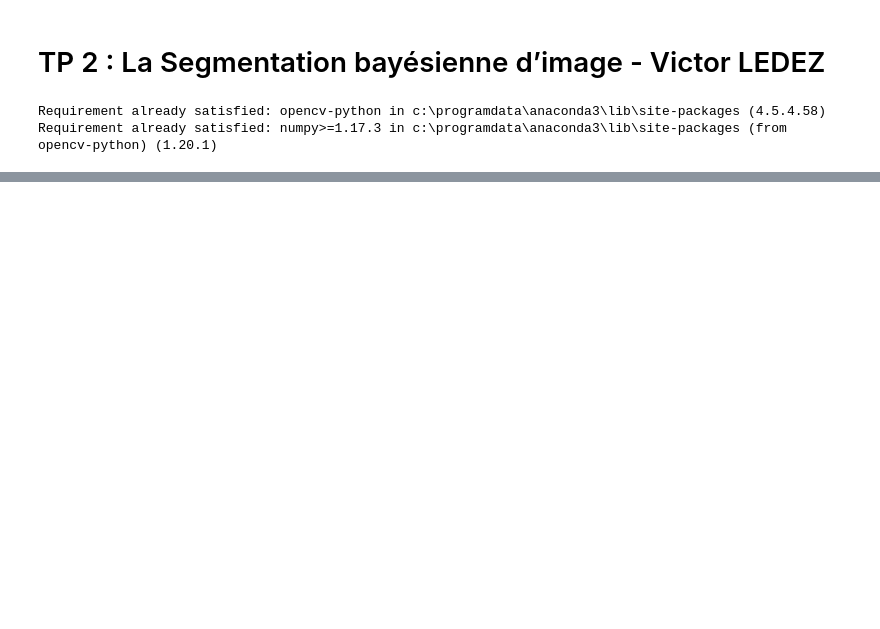
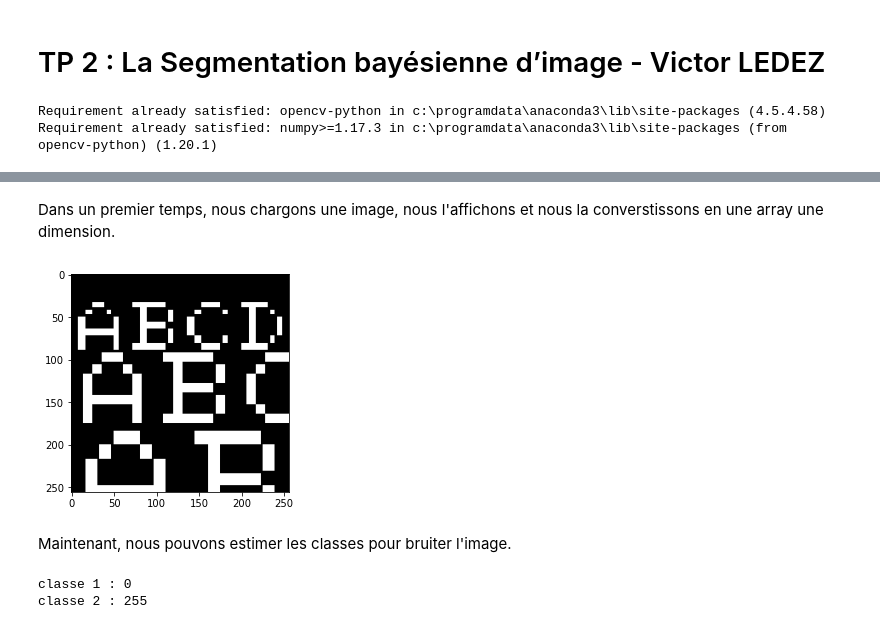
Before and after one commit to VictorLEDEZ/tp_2, a Jupyter notebook: ledez.ipynb, the cells around one changed output, grey strips where cells are left out. Saved outputs shown, nothing was run; the diff lists cells and outputs as text; code cells hidden in the pictures; blank space fills up the shorter version.

```diff
--- a/ledez.ipynb
+++ b/ledez.ipynb
@@ -44,0 +32,24 @@ TypeError: estim_param_EM_indep() missing 8 required positional arguments: 'iter
+# %% [markdown]
+Dans un premier temps, nous chargons une image, nous l'affichons et nous la converstissons en une array une dimension.
+# %%
+image_name = 'alfa2'
+
+path = f'images/{image_name}.bmp'
+image = cv.cvtColor(cv.imread(path), cv.COLOR_BGR2GRAY)
+plt.imshow(image, cmap='gray')
+
+X = load_image_1d(image_name)
+# %% [output]
+[figure, added]
+# %% [markdown]
+Maintenant, nous pouvons estimer les classes pour bruiter l'image.
+# %%
+class1, class2 = classes_calculations(X)
+
+print(f'classe 1 : {class1}')
+print(f'classe 2 : {class2}')
+
+Y = bruit_gauss2(X, class1, class2, MU1_INITIAL, SIGMA1_INITIAL, MU2_INITIAL, SIGMA2_INITIAL)
+# %% [output]
+classe 1 : 0
+classe 2 : 255
```
Also changed, not shown: parts of 12 cells of this notebook, 5 other files.
